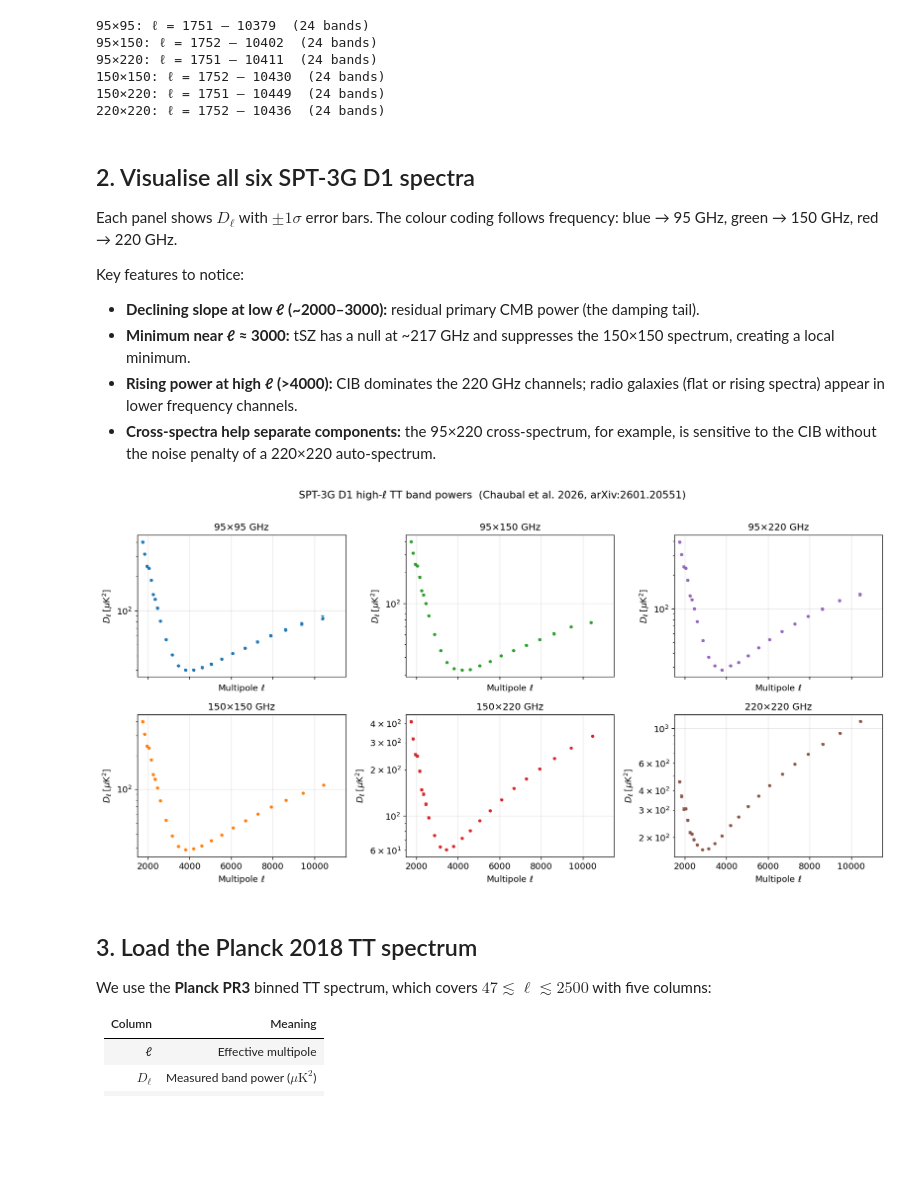
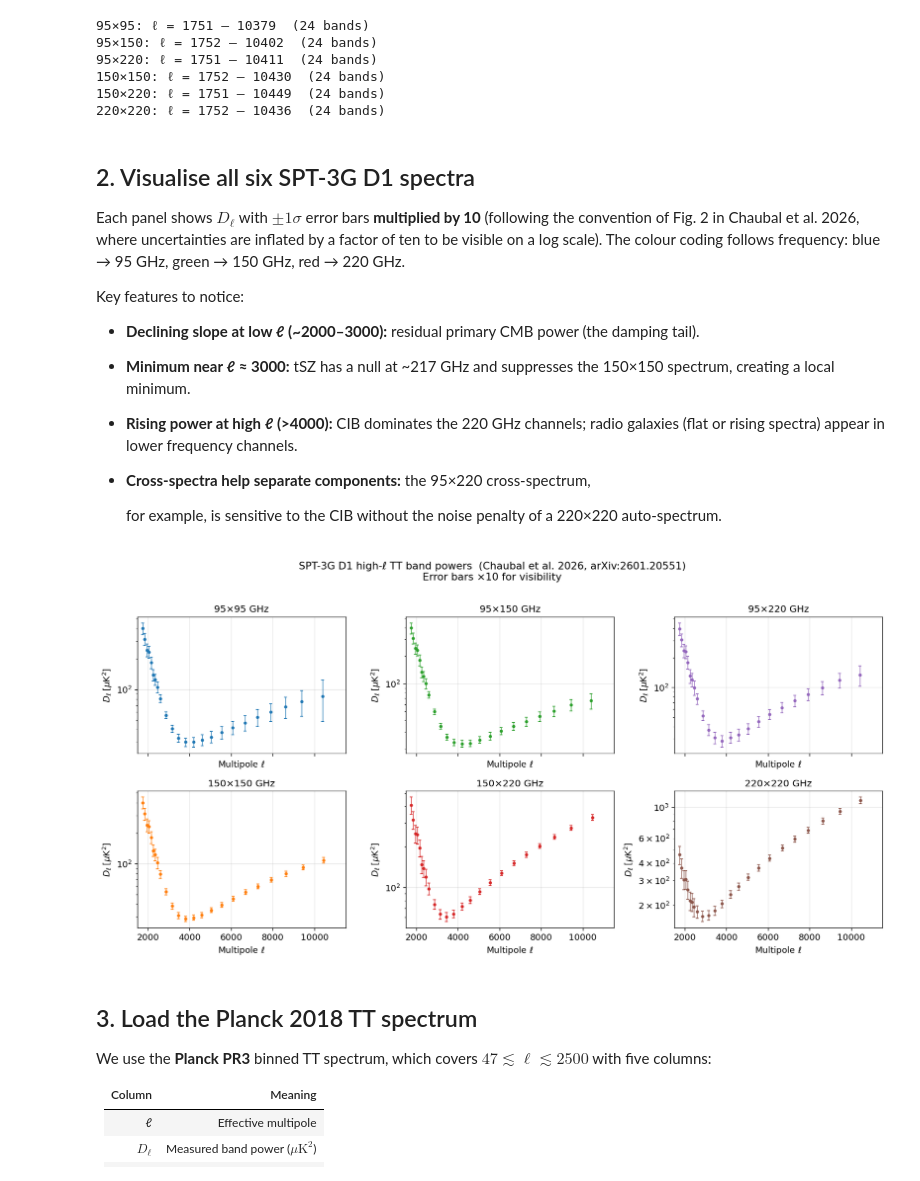
Before and after one commit to zonca/zonca.dev, a Jupyter notebook: posts/2026-04-21-spt3g-d1-planck-comparison.ipynb, the cells around one changed output. Cells and saved outputs as stored; diff of their text form; code cells hidden in the pictures; blank space fills up the shorter version.

```diff
--- a/posts/2026-04-21-spt3g-d1-planck-comparison.ipynb
+++ b/posts/2026-04-21-spt3g-d1-planck-comparison.ipynb
@@ -164,7 +164,9 @@ for name, d in spt.items():
 # %% [markdown]
 ## 2. Visualise all six SPT-3G D1 spectra
 
-Each panel shows $D_\ell$ with $\pm 1\sigma$ error bars. The colour coding
+Each panel shows $D_\ell$ with $\pm 1\sigma$ error bars **multiplied by 10**
+(following the convention of Fig. 2 in Chaubal et al. 2026, where uncertainties
+are inflated by a factor of ten to be visible on a log scale). The colour coding
 follows frequency: blue → 95 GHz, green → 150 GHz, red → 220 GHz.
 
 Key features to notice:
@@ -176,44 +178,44 @@ Key features to notice:
 * **Rising power at high ℓ (>4000):** CIB dominates the 220 GHz channels;
   radio galaxies (flat or rising spectra) appear in lower frequency channels.
 * **Cross-spectra help separate components:** the 95×220 cross-spectrum,
-  for example, is sensitive to the CIB without the noise penalty of a
-  220×220 auto-spectrum.
+
+  for example, is sensitive to the CIB without the noise penalty of a  220×220 auto-spectrum.
 # %%
 # Colour map: one colour per unique frequency pair
 palette = {
     "95×95":   "#1f77b4",   # blue
     "95×150":  "#2ca02c",   # green
     "95×220":  "#9467bd",   # purple
     "150×150": "#ff7f0e",   # orange
     "150×220": "#d62728",   # red
     "220×220": "#8c564b",   # brown
 }
 
 fig, axes = plt.subplots(2, 3, figsize=(14, 7), sharey=False, sharex=True)
 axes = axes.flatten()
 
 for ax, name in zip(axes, FREQS):
     d = spt[name]
     ax.errorbar(
-        d["ell"], d["Dl"], yerr=d["sigmaDl"],
+        d["ell"], d["Dl"], yerr=10 * d["sigmaDl"],
         fmt="o", ms=3, lw=0.8, color=palette[name], label=name,
         capsize=2, elinewidth=0.8,
     )
     ax.set_title(f"{name} GHz", fontsize=12)
     ax.set_yscale("log")
     ax.set_xlabel(r"Multipole $\ell$")
     ax.set_ylabel(r"$D_\ell\;[\mu\mathrm{K}^2]$")
     ax.set_xlim(1500, 11500)
 
 fig.suptitle(
-    "SPT-3G D1 high-ℓ TT band powers  (Chaubal et al. 2026, arXiv:2601.20551)",
+    "SPT-3G D1 high-ℓ TT band powers  (Chaubal et al. 2026, arXiv:2601.20551)\nError bars ×10 for visibility",
     fontsize=13, y=1.01,
 )
 fig.tight_layout()
 plt.savefig("spt3g_d1_six_spectra.png", bbox_inches="tight")
 plt.show()
 # %% [output]
-[figure, old version]
+[figure, new version]
 # %% [markdown]
 ## 3. Load the Planck 2018 TT spectrum
 
```
Also changed, not shown: parts of 4 cells of this notebook.
